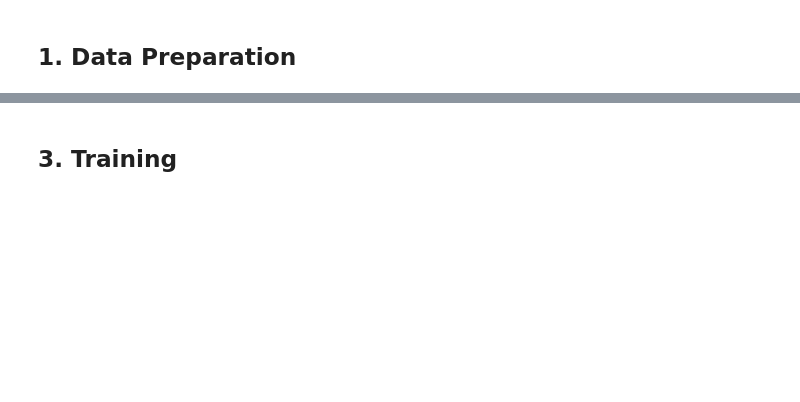
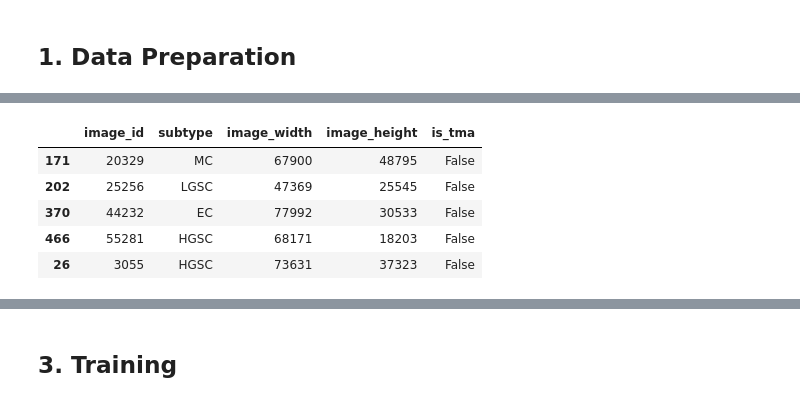
Before and after one commit to Niggl0n/UBC_Cancer_Classification, a Jupyter notebook: ubc-label-tiles-full-dataset.ipynb, the cells around one changed output, grey strips where cells are left out. Saved outputs shown, nothing was run; the diff lists cells and outputs as text; code cells hidden in the pictures; blank space fills up the shorter version.

```diff
--- a/ubc-label-tiles-full-dataset.ipynb
+++ b/ubc-label-tiles-full-dataset.ipynb
@@ -142,9 +123,17 @@ CONFIG = {
 # %%
 ROOT_DIR = '/kaggle/input/UBC-OCEAN'
 TRAIN_DIR = '/kaggle/input/tiles-of-cancer-2048px-scale-0-25'
 INFER_DIR = '/kaggle/input/ubc-ocean-tiles-w-masks-2048px-scale-0-25'
+
 df_orig = pd.read_csv("/kaggle/input/UBC-OCEAN/train.csv")
 df_orig = df_orig.rename(columns={"label":"subtype"})
-df_train = pd.read_csv("/kaggle/input/df-tiles-025x-cancer-tissue-binary-labels/tiles_labelled_binary_cancer.csv", index_col="Unnamed: 0")
+df_labelled = pd.read_csv("/kaggle/input/df-tiles-025x-cancer-tissue-binary-labels/tiles_labelled_binary_cancer.csv", index_col="Unnamed: 0")
 display(df_orig.sample(5))
-display(df_train.sample(5))
+display(df_labelled.sample(5))
+# %% [output]
+|  | image_id | subtype | image_width | image_height | is_tma |
+| 171 | 20329 | MC | 67900 | 48795 | False |
+| 202 | 25256 | LGSC | 47369 | 25545 | False |
+| 370 | 44232 | EC | 77992 | 30533 | False |
+| 466 | 55281 | HGSC | 68171 | 18203 | False |
+| 26 | 3055 | HGSC | 73631 | 37323 | False |
```
Also changed, not shown: parts of 41 cells of this notebook.
